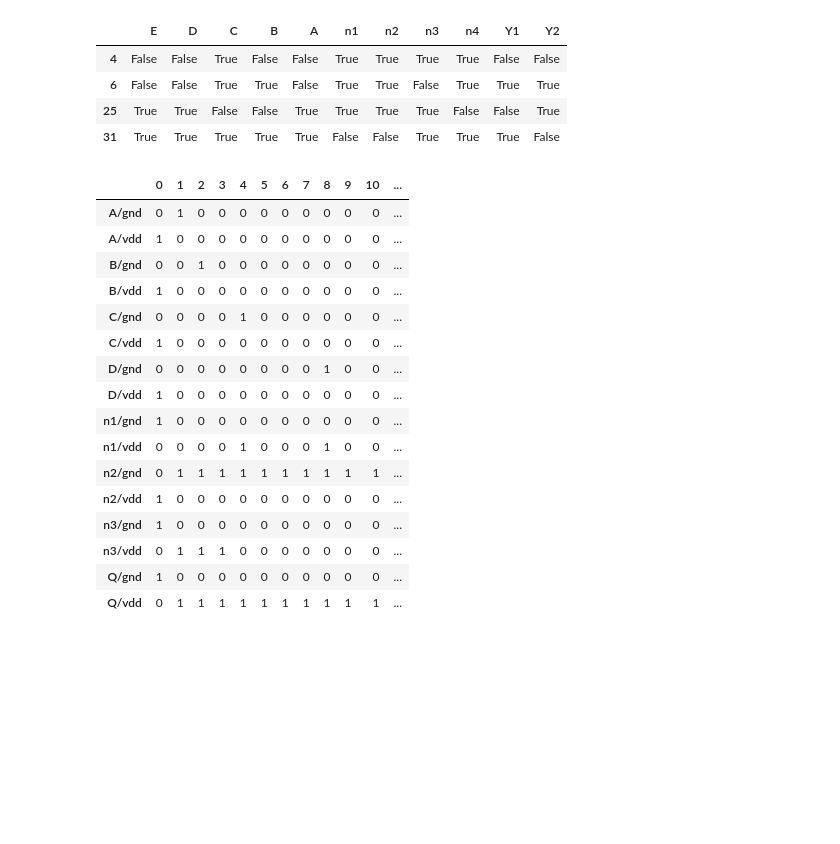
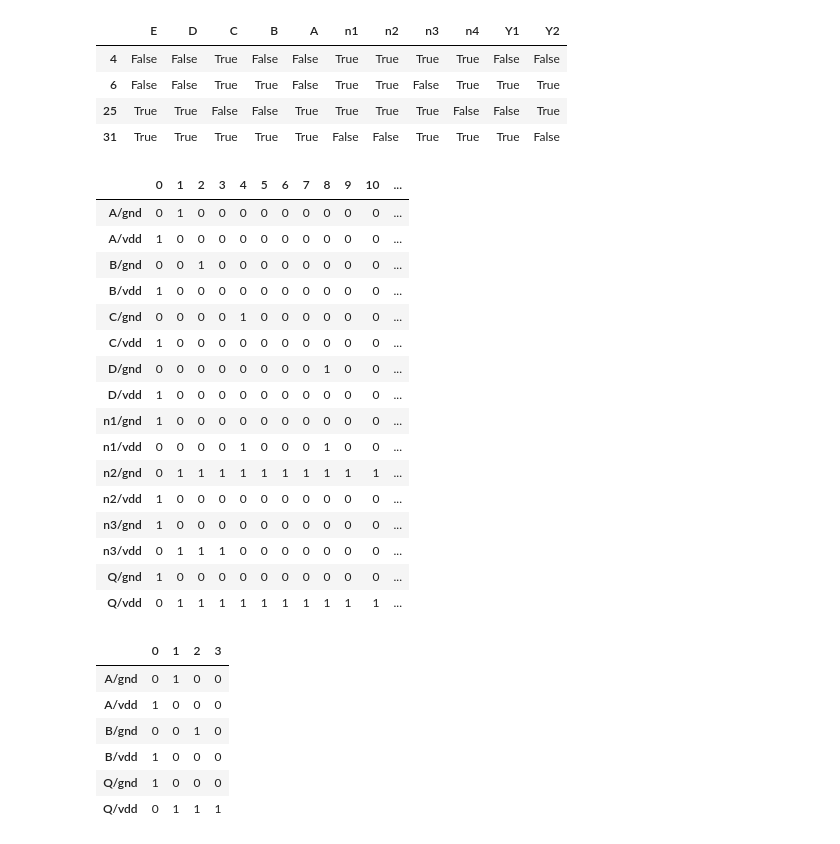
Before and after one commit to TMALFSSISAWBOJBUMA/DefSim-SaF-tests, a Jupyter notebook: tests.ipynb, the cells around one changed output. Cells and saved outputs as stored; diff of their text form; code cells hidden in the pictures; blank space fills up the shorter version.

```diff
--- a/tests.ipynb
+++ b/tests.ipynb
@@ -144,27 +145,52 @@ checks = {
 validate_checks(df, checks)
 
 out_no42 = calc_cases(df, checks)
-saf_test_vectors["NO42"] = validate_SaF_vectors(out_no42, [0,1,2,4,8])
+saf_test_vectors["NO42"] = validate_SaF_vectors(out_no42, [0, 1, 2, 4, 8])
 # n1/n3 short not detected by SaF and all vectors
 # vector 1 will increase IDDQ
-additional_IDDQ["NO42"] = [1,1]
+additional_IDDQ["NO42"] = [1, 1]
+out_no42
+# %% [output]
+|  | 0 | 1 | 2 | 3 | 4 | 5 | 6 | 7 | 8 | 9 | 10 | ... |
+| A/gnd | 0 | 1 | 0 | 0 | 0 | 0 | 0 | 0 | 0 | 0 | 0 | ... |
+| A/vdd | 1 | 0 | 0 | 0 | 0 | 0 | 0 | 0 | 0 | 0 | 0 | ... |
+| B/gnd | 0 | 0 | 1 | 0 | 0 | 0 | 0 | 0 | 0 | 0 | 0 | ... |
+| B/vdd | 1 | 0 | 0 | 0 | 0 | 0 | 0 | 0 | 0 | 0 | 0 | ... |
+| C/gnd | 0 | 0 | 0 | 0 | 1 | 0 | 0 | 0 | 0 | 0 | 0 | ... |
+| C/vdd | 1 | 0 | 0 | 0 | 0 | 0 | 0 | 0 | 0 | 0 | 0 | ... |
+| D/gnd | 0 | 0 | 0 | 0 | 0 | 0 | 0 | 0 | 1 | 0 | 0 | ... |
+| D/vdd | 1 | 0 | 0 | 0 | 0 | 0 | 0 | 0 | 0 | 0 | 0 | ... |
+| n1/gnd | 1 | 0 | 0 | 0 | 0 | 0 | 0 | 0 | 0 | 0 | 0 | ... |
+| n1/vdd | 0 | 0 | 0 | 0 | 1 | 0 | 0 | 0 | 1 | 0 | 0 | ... |
+| n2/gnd | 0 | 1 | 1 | 1 | 1 | 1 | 1 | 1 | 1 | 1 | 1 | ... |
+| n2/vdd | 1 | 0 | 0 | 0 | 0 | 0 | 0 | 0 | 0 | 0 | 0 | ... |
+| n3/gnd | 1 | 0 | 0 | 0 | 0 | 0 | 0 | 0 | 0 | 0 | 0 | ... |
+| n3/vdd | 0 | 1 | 1 | 1 | 0 | 0 | 0 | 0 | 0 | 0 | 0 | ... |
+| Q/gnd | 1 | 0 | 0 | 0 | 0 | 0 | 0 | 0 | 0 | 0 | 0 | ... |
+| Q/vdd | 0 | 1 | 1 | 1 | 1 | 1 | 1 | 1 | 1 | 1 | 1 | ... |
-# %%
-out_no42
-# %% [output]
-|  | 0 | 1 | 2 | 3 | 4 | 5 | 6 | 7 | 8 | 9 | 10 | ... |
-| A/gnd | 0 | 1 | 0 | 0 | 0 | 0 | 0 | 0 | 0 | 0 | 0 | ... |
-| A/vdd | 1 | 0 | 0 | 0 | 0 | 0 | 0 | 0 | 0 | 0 | 0 | ... |
-| B/gnd | 0 | 0 | 1 | 0 | 0 | 0 | 0 | 0 | 0 | 0 | 0 | ... |
-| B/vdd | 1 | 0 | 0 | 0 | 0 | 0 | 0 | 0 | 0 | 0 | 0 | ... |
-| C/gnd | 0 | 0 | 0 | 0 | 1 | 0 | 0 | 0 | 0 | 0 | 0 | ... |
-| C/vdd | 1 | 0 | 0 | 0 | 0 | 0 | 0 | 0 | 0 | 0 | 0 | ... |
-| D/gnd | 0 | 0 | 0 | 0 | 0 | 0 | 0 | 0 | 1 | 0 | 0 | ... |
-| D/vdd | 1 | 0 | 0 | 0 | 0 | 0 | 0 | 0 | 0 | 0 | 0 | ... |
-| n1/gnd | 1 | 0 | 0 | 0 | 0 | 0 | 0 | 0 | 0 | 0 | 0 | ... |
-| n1/vdd | 0 | 0 | 0 | 0 | 1 | 0 | 0 | 0 | 1 | 0 | 0 | ... |
-| n2/gnd | 0 | 1 | 1 | 1 | 1 | 1 | 1 | 1 | 1 | 1 | 1 | ... |
-| n2/vdd | 1 | 0 | 0 | 0 | 0 | 0 | 0 | 0 | 0 | 0 | 0 | ... |
-| n3/gnd | 1 | 0 | 0 | 0 | 0 | 0 | 0 | 0 | 0 | 0 | 0 | ... |
-| n3/vdd | 0 | 1 | 1 | 1 | 0 | 0 | 0 | 0 | 0 | 0 | 0 | ... |
-| Q/gnd | 1 | 0 | 0 | 0 | 0 | 0 | 0 | 0 | 0 | 0 | 0 | ... |
-| Q/vdd | 0 | 1 | 1 | 1 | 1 | 1 | 1 | 1 | 1 | 1 | 1 | ... |
+# %%
+# NO2 circuit
+
+df = generate_test_vectors(2)
+
+df["Q"] = ~(df.A | df.B)
+
+checks = {
+    "A": ~df.B,
+    "B": ~df.A,
+    "Q": df.index >= 0,
+}
+
+validate_checks(df, checks)
+
+out = calc_cases(df, checks)
+saf_test_vectors["NO2"] = validate_SaF_vectors(out, [0, 1, 2])
+out
+# %% [output]
+|  | 0 | 1 | 2 | 3 |
+| A/gnd | 0 | 1 | 0 | 0 |
+| A/vdd | 1 | 0 | 0 | 0 |
+| B/gnd | 0 | 0 | 1 | 0 |
+| B/vdd | 1 | 0 | 0 | 0 |
+| Q/gnd | 1 | 0 | 0 | 0 |
+| Q/vdd | 0 | 1 | 1 | 1 |
```
Also changed, not shown: parts of 8 cells of this notebook.
